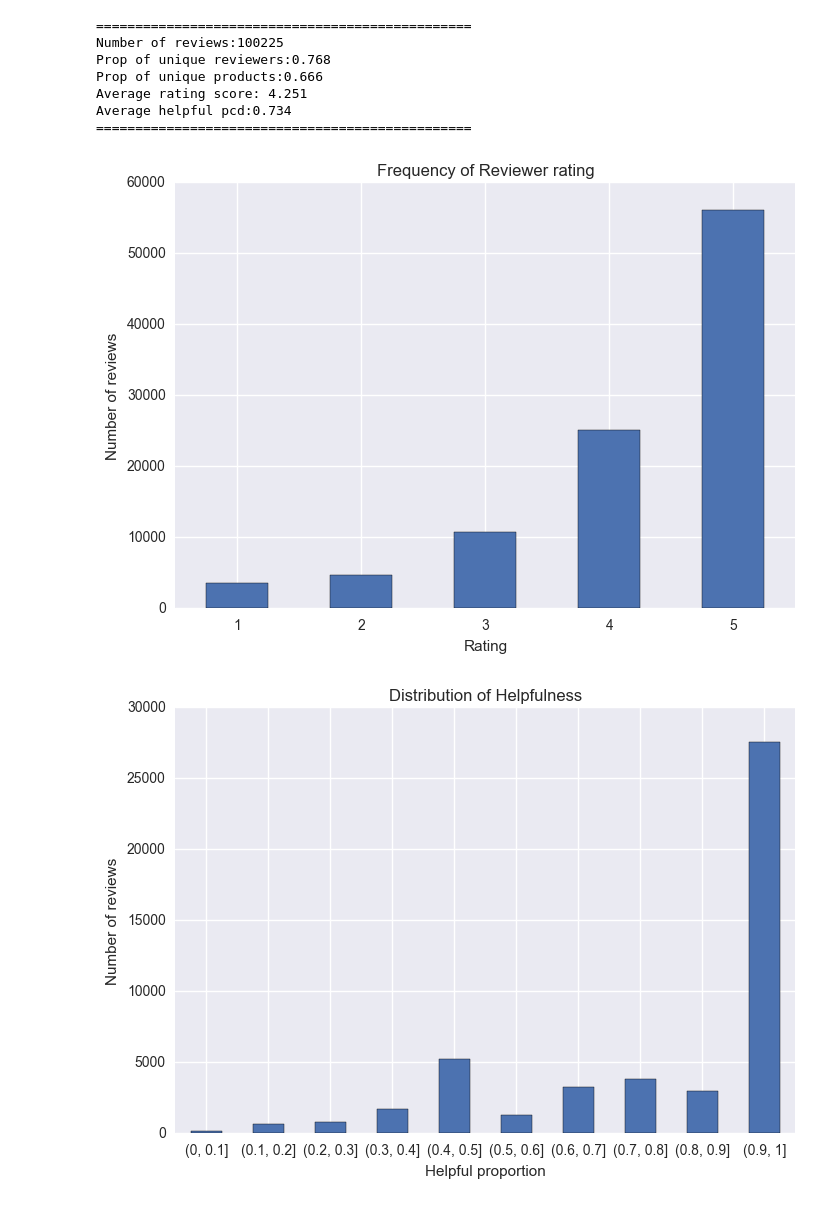
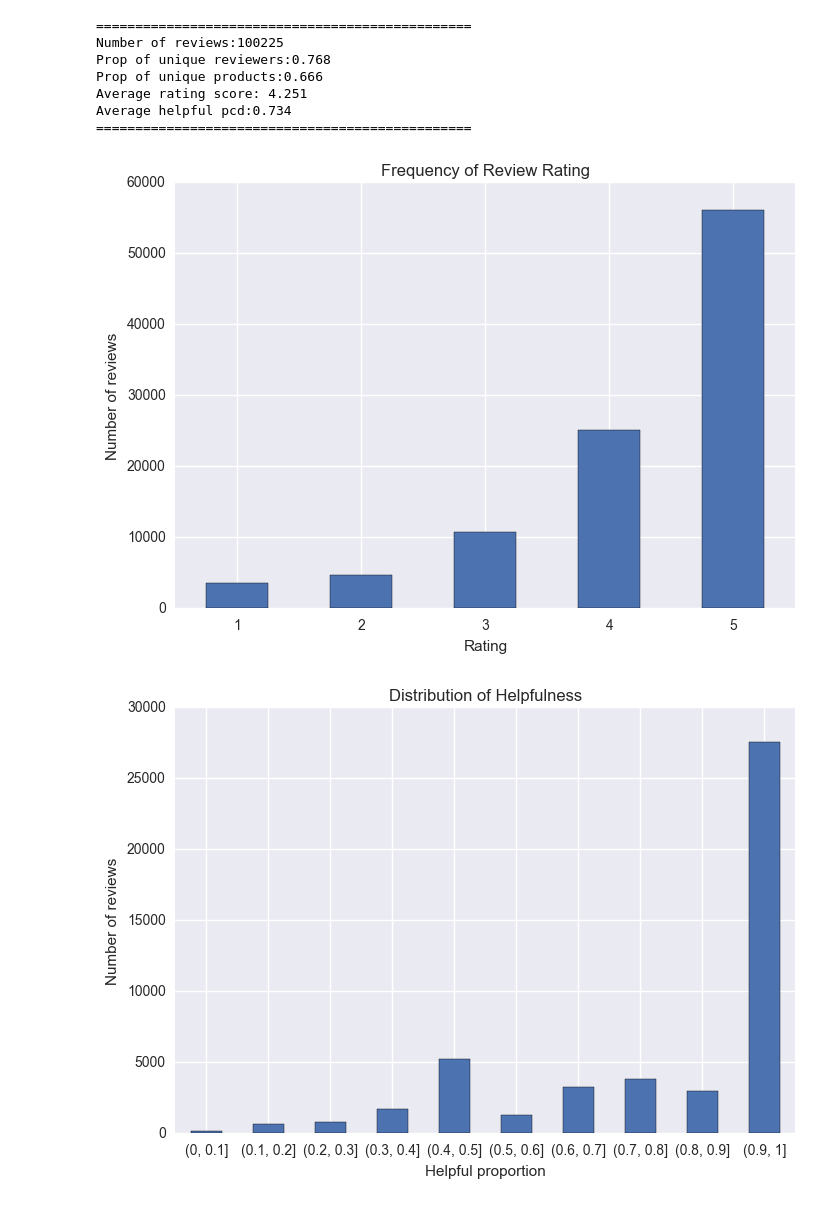
Before and after one commit to TancyKao/AmazonReviewProj, a Jupyter notebook: AmazonBookPilot.ipynb, the cells around one changed output. Saved outputs shown, nothing was run; the diff lists cells and outputs as text; code cells hidden in the pictures.

```diff
--- a/AmazonBookPilot.ipynb
+++ b/AmazonBookPilot.ipynb
@@ -129,7 +142,7 @@ ABS_df['sentiment'] = ABS_df.apply(label_Sentiment, axis=1)
 import numpy as np
 
 def label_Helpfulness(row):
-    if row['help_prop'] > 0.5:
+    if row['help_prop'] > 0.75:
            return 'helpful'
     else:
            return 'unhelpful'
@@ -187,20 +200,20 @@ Average helpful pcd:0.734
 # %%
 ##########################################
 ## 2.2 DISTRIBUTION OF REVIEWER RATING
 ##########################################
 
 import matplotlib
 import matplotlib.pyplot as plt
 import seaborn as sns
 
 ABS_df.groupby('reviewRating').size().plot(kind='bar')
-plt.title("Frequency of Reviewer rating")
+plt.title("Frequency of Review Rating")
 plt.xlabel("Rating")
 plt.ylabel("Number of reviews")
 plt.xticks(rotation=0)
 plt.show()
 # %% [output]
-[figure, old version]
+[figure, new version]
 # %%
 ##########################################
 ## 2.3 DISTRIBUTION OF HELPFULNESS
```
Also changed, not shown: parts of 53 cells of this notebook.
